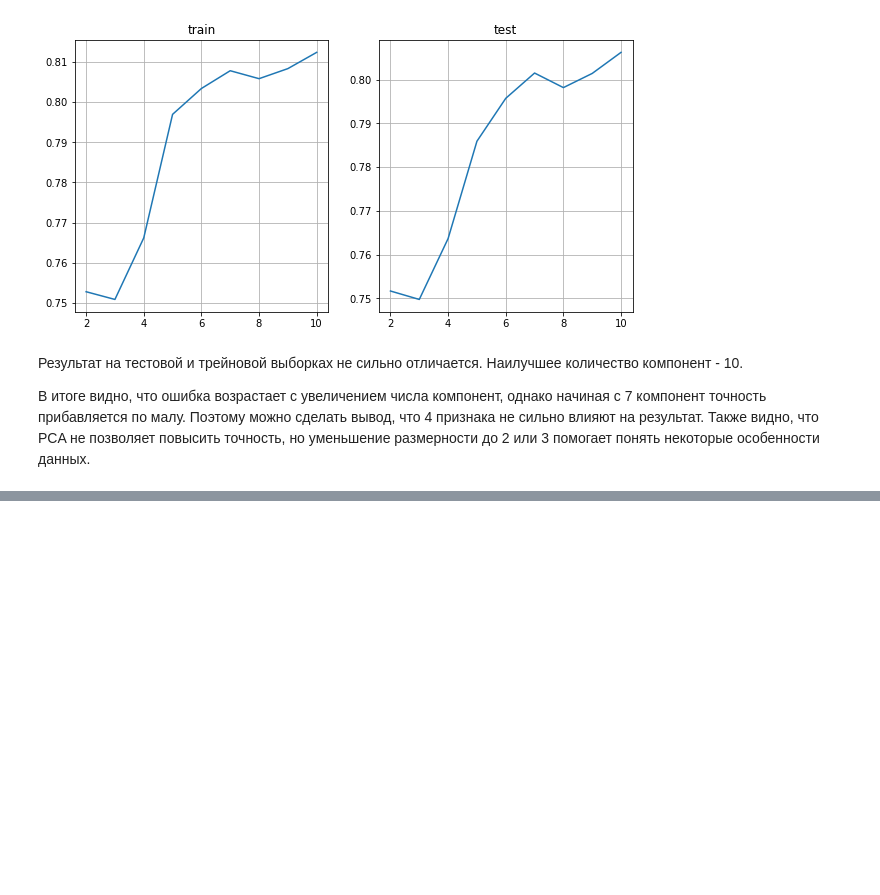
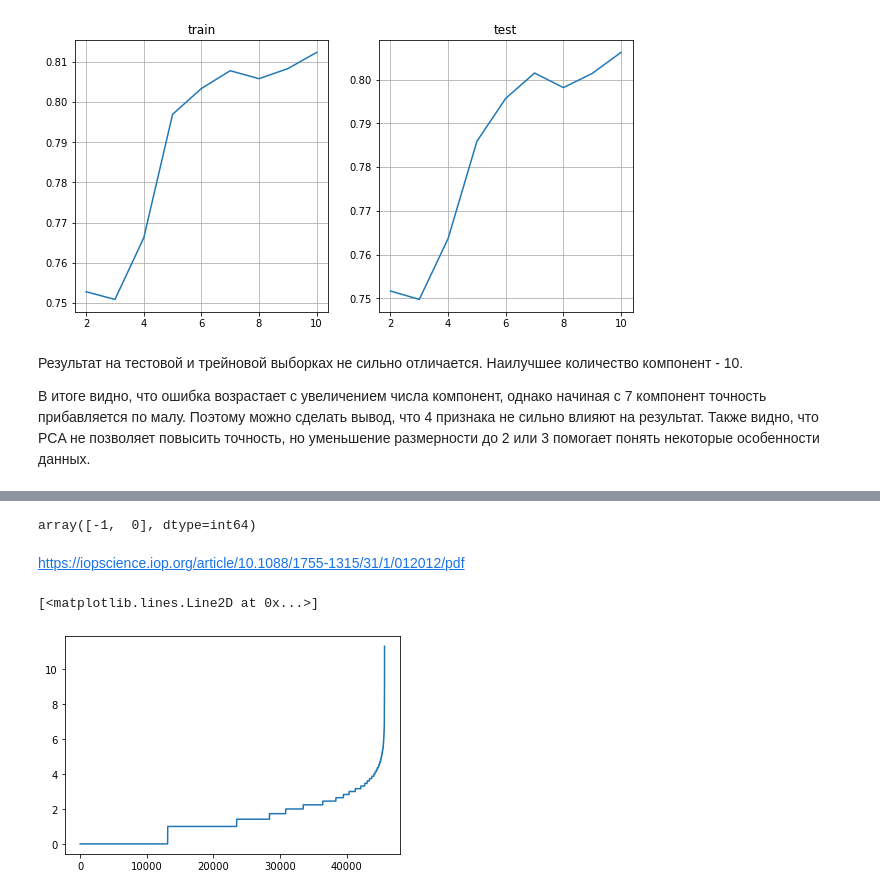
Before and after one commit to Pahandrovich/MachineLearningCourse, a Jupyter notebook: note_ml.ipynb, the cells around one changed output, grey strips where cells are left out. Drawn from its saved outputs; the diff is of its cells as text; code cells hidden in the pictures; blank space fills up the shorter version.

```diff
--- a/note_ml.ipynb
+++ b/note_ml.ipynb
@@ -345,0 +352,35 @@ test  score = 0.8125164113785558
+# %%
+X_sample = data_with_samples.drop(['label'], axis=1)
+y_sample = data_with_samples['label']
+X_train_sample, X_test_sample, y_train_sample, y_test_sample = train_test_split(X_sample,
+                                                                y_sample, test_size = 0.25, random_state = 42)
+
+samples_train = X_train_sample["fnlwgt"]
+X_train_no_sample = X_train_sample.drop(['fnlwgt'], axis=1)
+
+samples_test = X_test_sample["fnlwgt"]
+X_test_no_sample = X_test_sample.drop(['fnlwgt'], axis=1)
+# %%
+rfc = RandomForestClassifier(
+                 n_estimators=100,
+                 criterion="gini",
+                 max_depth=4,
+                 min_samples_split=2,
+                 min_samples_leaf=5,
+                 min_weight_fraction_leaf=0.,
+                 max_features="auto",
+                 max_leaf_nodes=None,
+                 min_impurity_decrease=0.,
+                 min_impurity_split=None,
+                 bootstrap=True,
+                 oob_score=False,
+                 n_jobs=None,
+                 random_state=42,
+                 verbose=0,
+                 warm_start=False,
+                 class_weight=None,
+                 ccp_alpha=0.0,
+                 max_samples=None)
+rfc.fit(X_train_no_sample, y_train_sample, samples_train)
+print(f"train score = {rfc.score(X_train_no_sample, y_train_sample, samples_train)}")
+print(f"test  score = {rfc.score(X_test_no_sample, y_test_sample, samples_test)}")
@@ -546,0 +628,21 @@ n components: 4
+# %%
+from sklearn.cluster import DBSCAN
+
+dbscan = DBSCAN(eps=5, min_samples=1500).fit(X)
+np.unique(dbscan.labels_)
+# %% [output]
+array([-1,  0], dtype=int64)
+# %% [markdown]
+https://iopscience.iop.org/article/10.1088/1755-1315/31/1/012012/pdf
+# %%
+from sklearn.neighbors import NearestNeighbors
+neigh = NearestNeighbors(n_neighbors=1500)
+nbrs = neigh.fit(X)
+distances, indices = nbrs.kneighbors(X)
+
+distances = np.sort(distances, axis=0)
+distances = distances[:,1]
+plt.plot(distances)
+# %% [output]
+[<matplotlib.lines.Line2D at 0x...>]
+[figure, added]
```
Also changed, not shown: parts of 23 cells of this notebook.
